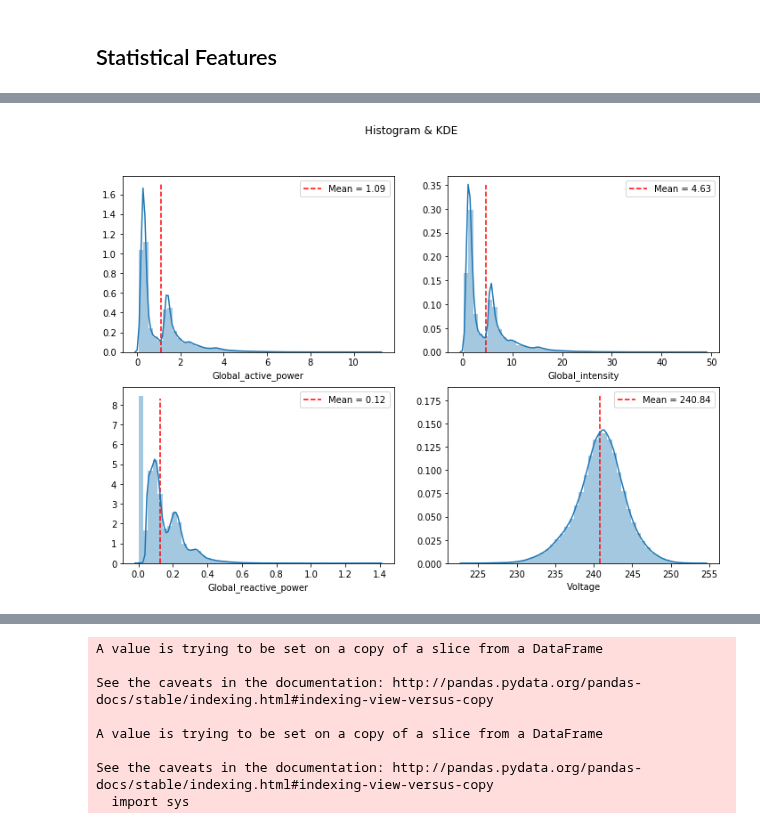
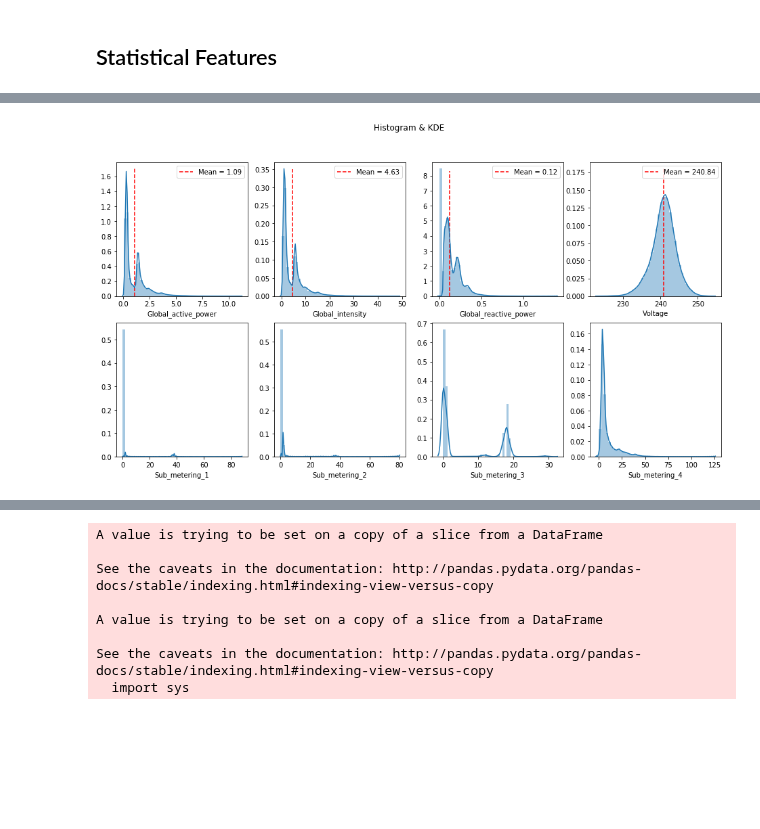
Before and after one commit to mkm29/DataScience, a Jupyter notebook: thinkful/prep/capstone/power_consumption.ipynb, the cells around one changed output, grey strips where cells are left out. Saved outputs shown, nothing was run; the diff lists cells and outputs as text; code cells hidden in the pictures; blank space fills up the shorter version.

```diff
--- a/thinkful/prep/capstone/power_consumption.ipynb
+++ b/thinkful/prep/capstone/power_consumption.ipynb
@@ -100,22 +114,32 @@ Text(0.5, 1.0, 'Voltage')
 # %%
-fig = plt.figure(figsize=(12,8))
+fig = plt.figure(figsize=(16,8))
 fig.suptitle("Histogram & KDE")
-plt.subplot(2,2,1)
+plt.subplot(2,4,1)
 sns.distplot(df.Global_active_power)
 plt.vlines(df.Global_active_power.mean(), label="Mean = {}".format(round(df.Global_active_power.mean(),2)), ymin=0, ymax=1.7, linestyles="dashed", colors=["red"])
 plt.legend()
-plt.subplot(2,2,2)
+plt.subplot(2,4,2)
 sns.distplot(df.Global_intensity)
 plt.vlines(df.Global_intensity.mean(), label="Mean = {}".format(round(df.Global_intensity.mean(),2)), ymin=0, ymax=0.35, linestyles="dashed", colors=["red"])
 plt.legend()
-plt.subplot(2,2,3)
+plt.subplot(2,4,3)
 sns.distplot(df.Global_reactive_power)
 plt.vlines(df.Global_reactive_power.mean(), label="Mean = {}".format(round(df.Global_reactive_power.mean(),2)), ymin=0, ymax=8.3, linestyles="dashed", colors=["red"])
 plt.legend()
-plt.subplot(2,2,4)
+plt.subplot(2,4,4)
 sns.distplot(df.Voltage)
 plt.vlines(df.Voltage.mean(), label="Mean = {}".format(round(df.Voltage.mean(),2)), ymin=0, ymax=0.18, linestyles="dashed", colors=["red"])
 plt.legend()
+
+
+plt.subplot(2,4,5)
+sns.distplot(df.Sub_metering_1)
+plt.subplot(2,4,6)
+sns.distplot(df.Sub_metering_2)
+plt.subplot(2,4,7)
+sns.distplot(df.Sub_metering_3)
+plt.subplot(2,4,8)
+sns.distplot(df.Sub_metering_4)
 plt.show()
 # %% [output]
-[figure, old version]
+[figure, new version]
```
Also changed, not shown: parts of 23 cells of this notebook.
